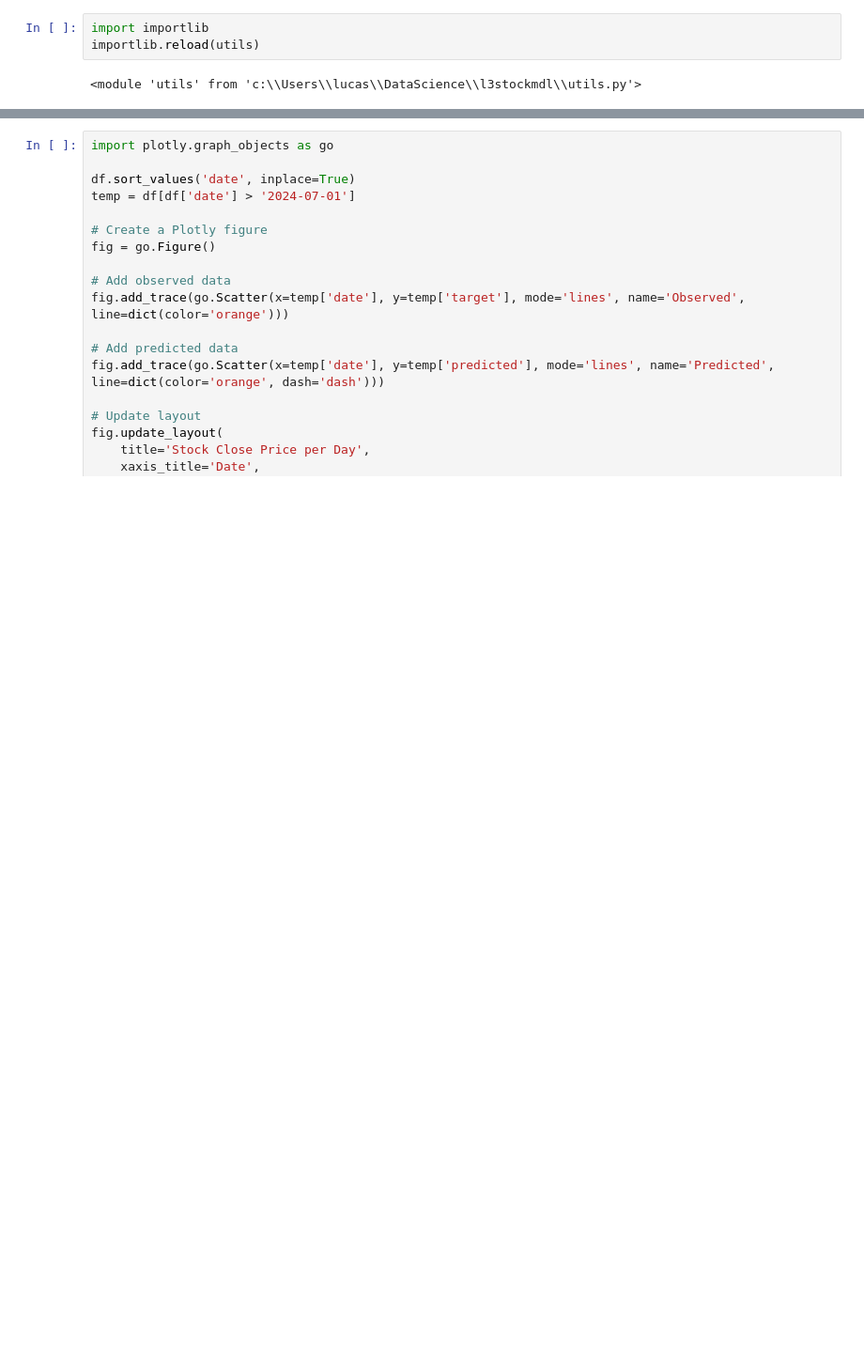
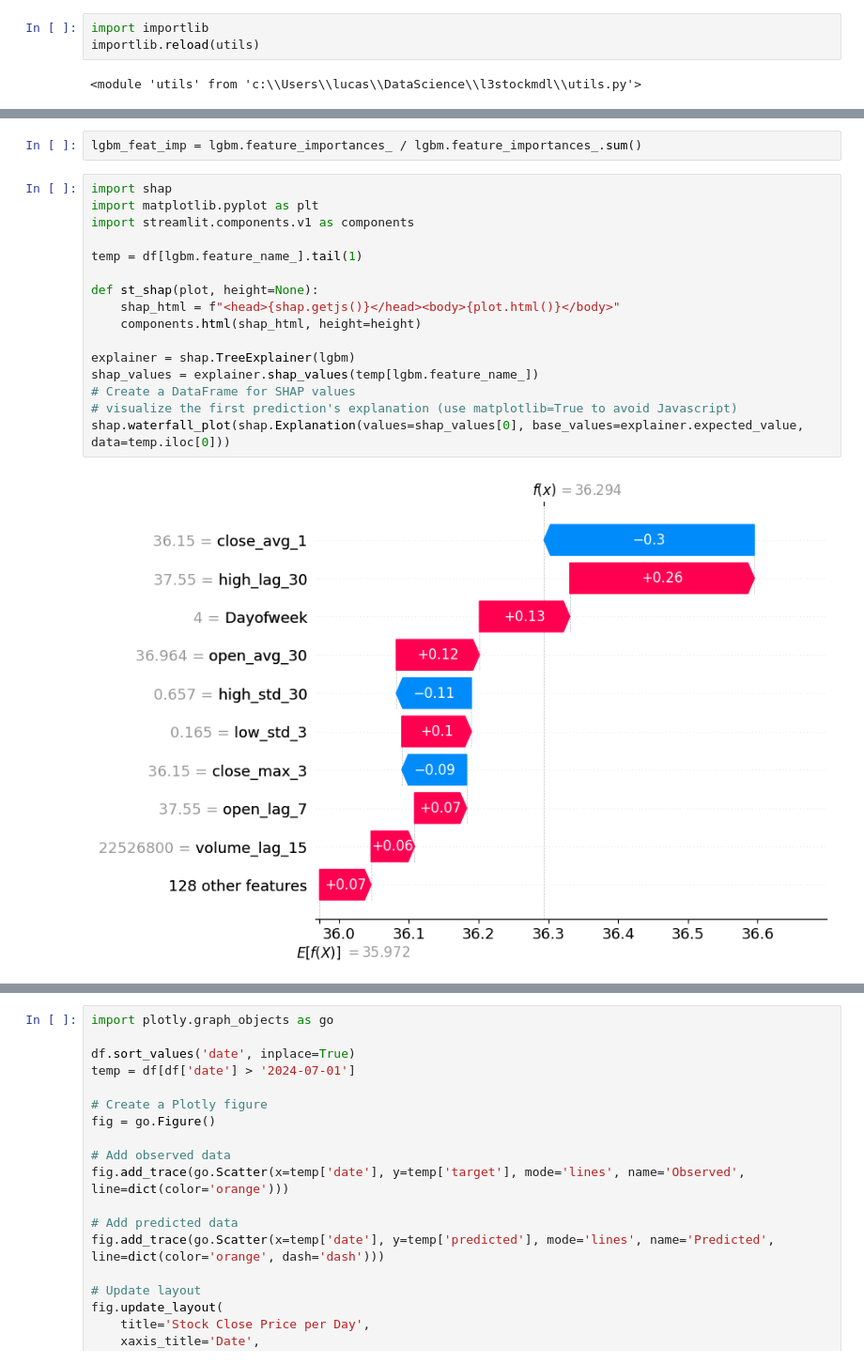
Before and after one commit to luleoli/l3stockmdl, a Jupyter notebook: propotype.ipynb, the cells around one changed output, grey strips where cells are left out. Shown at 94% size. Drawn from its saved outputs; the diff is of its cells as text; blank space fills up the shorter version.

```diff
--- a/propotype.ipynb
+++ b/propotype.ipynb
@@ -28,0 +29,20 @@ r2, rmse
+# %%
+lgbm_feat_imp = lgbm.feature_importances_ / lgbm.feature_importances_.sum()
+# %%
+import shap
+import matplotlib.pyplot as plt
+import streamlit.components.v1 as components
+
+temp = df[lgbm.feature_name_].tail(1)
+
+def st_shap(plot, height=None):
+    shap_html = f"<head>{shap.getjs()}</head><body>{plot.html()}</body>"
+    components.html(shap_html, height=height)
+
+explainer = shap.TreeExplainer(lgbm)
+shap_values = explainer.shap_values(temp[lgbm.feature_name_])
+# Create a DataFrame for SHAP values
+# visualize the first prediction's explanation (use matplotlib=True to avoid Javascript)
+shap.waterfall_plot(shap.Explanation(values=shap_values[0], base_values=explainer.expected_value, data=temp.iloc[0]))
+# %% [output]
+[figure, added]
```
Also changed, not shown: parts of 10 cells of this notebook, 3 other files.
